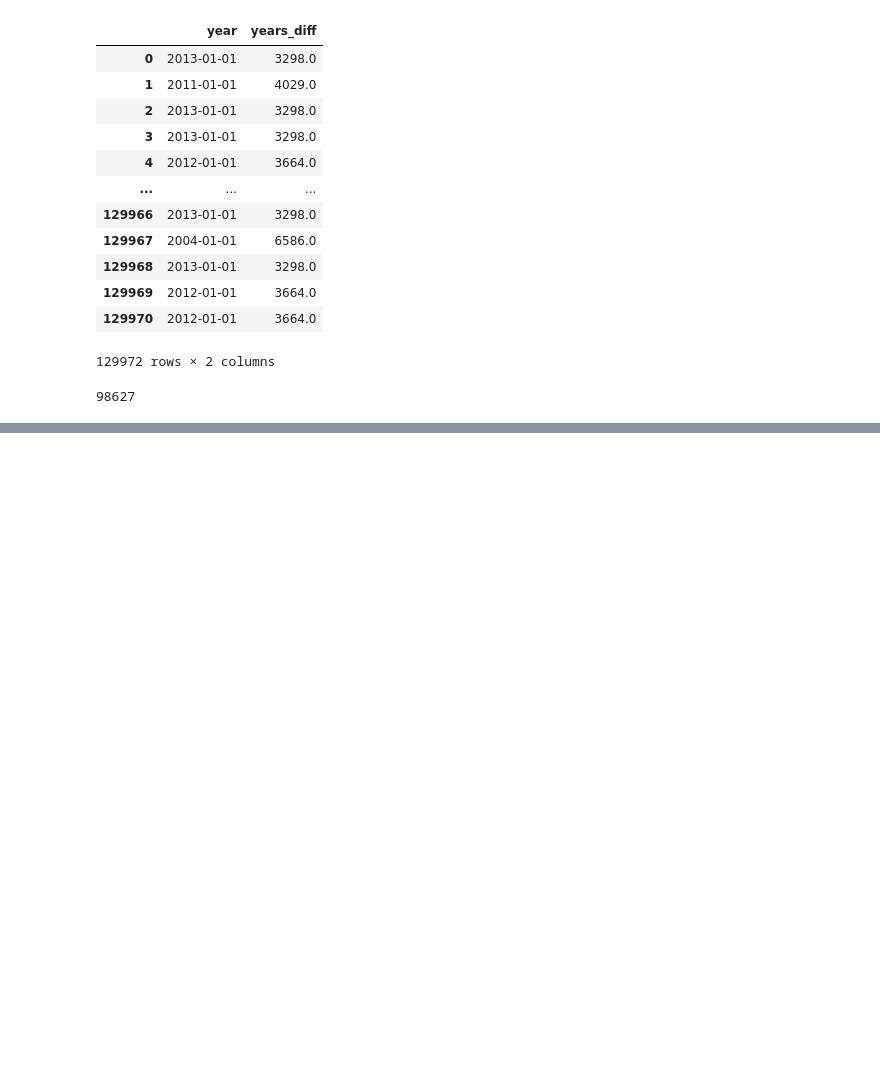
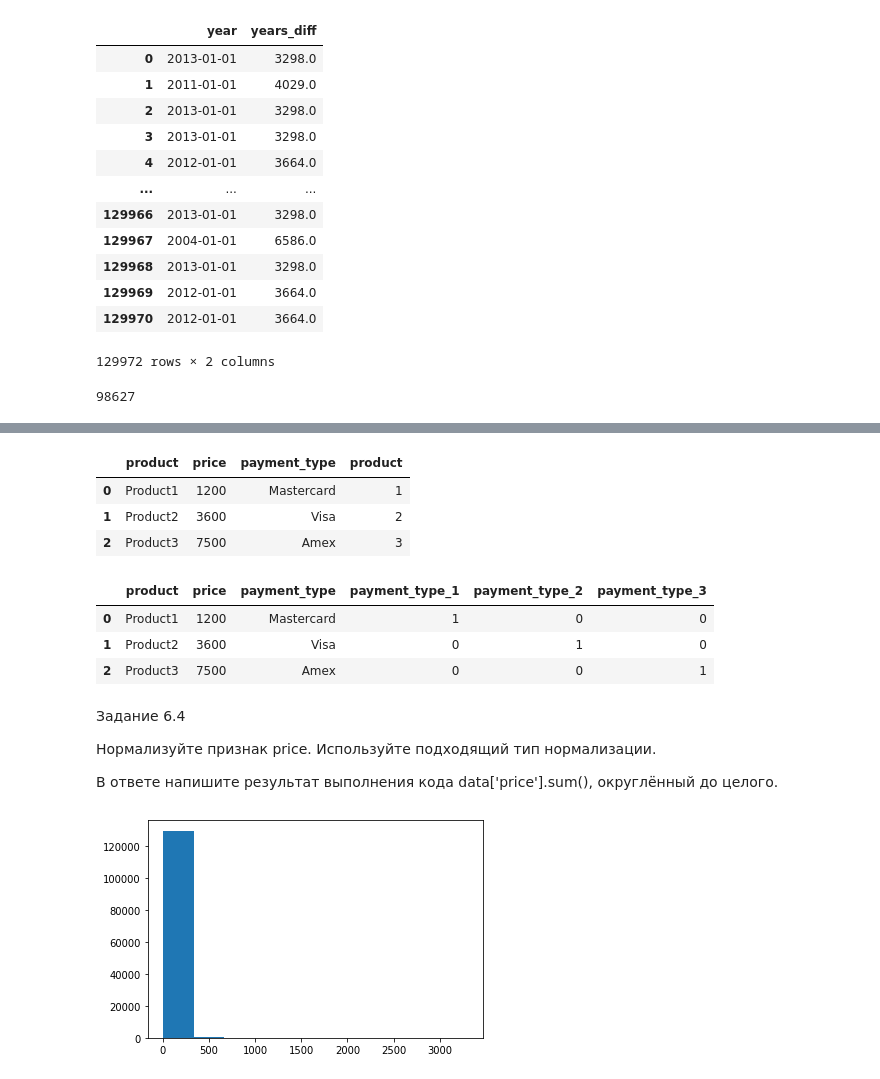
Before and after one commit to DarthSirius/Lessons, a Jupyter notebook: SkillFactory/EDA_1/EDA2_practice.ipynb, the cells around one changed output, grey strips where cells are left out. Cells and saved outputs as stored; diff of their text form; code cells hidden in the pictures; blank space fills up the shorter version.

```diff
--- a/SkillFactory/EDA_1/EDA2_practice.ipynb
+++ b/SkillFactory/EDA_1/EDA2_practice.ipynb
@@ -404,0 +424,2 @@ round(df_wine['years_diff'].max())
+# %%
+df_wine['year'] = df_wine['year'].astype('str')
@@ -404,0 +554,29 @@ round(df_wine['years_diff'].max())
+# %%
+ord_encoder = ce.OrdinalEncoder()
+data_bin = ord_encoder.fit_transform(df['product'])
+product = pd.concat([df, data_bin], axis=1)
+encoder = ce.OneHotEncoder(cols=['payment_type']) # указываем столбец для кодирования
+type_bin = encoder.fit_transform(df['payment_type'])
+card_type = pd.concat([df, type_bin], axis=1)
+# %% [output]
+|  | product | price | payment_type | product |
+| 0 | Product1 | 1200 | Mastercard | 1 |
+| 1 | Product2 | 3600 | Visa | 2 |
+| 2 | Product3 | 7500 | Amex | 3 |
+# %%
+encoder = ce.OneHotEncoder(cols=['payment_type']) # указываем столбец для кодирования
+type_bin = encoder.fit_transform(df['payment_type'])
+card_type = pd.concat([df, type_bin], axis=1)
+
+card_type
+# %% [output]
+|  | product | price | payment_type | payment_type_1 | payment_type_2 | payment_type_3 |
+| 0 | Product1 | 1200 | Mastercard | 1 | 0 | 0 |
+| 1 | Product2 | 3600 | Visa | 0 | 1 | 0 |
+| 2 | Product3 | 7500 | Amex | 0 | 0 | 1 |
+# %% [markdown]
+Задание 6.4
+
+Нормализуйте признак price. Используйте подходящий тип нормализации.
+
+В ответе напишите результат выполнения кода data['price'].sum(), округлённый до целого.
@@ -404,0 +585,5 @@ round(df_wine['years_diff'].max())
+# %%
+plt.hist(df_wine['price'])
+plt.show()
+# %% [output]
+[figure, added]
```
Also changed, not shown: parts of 23 cells of this notebook, 3 other files.
